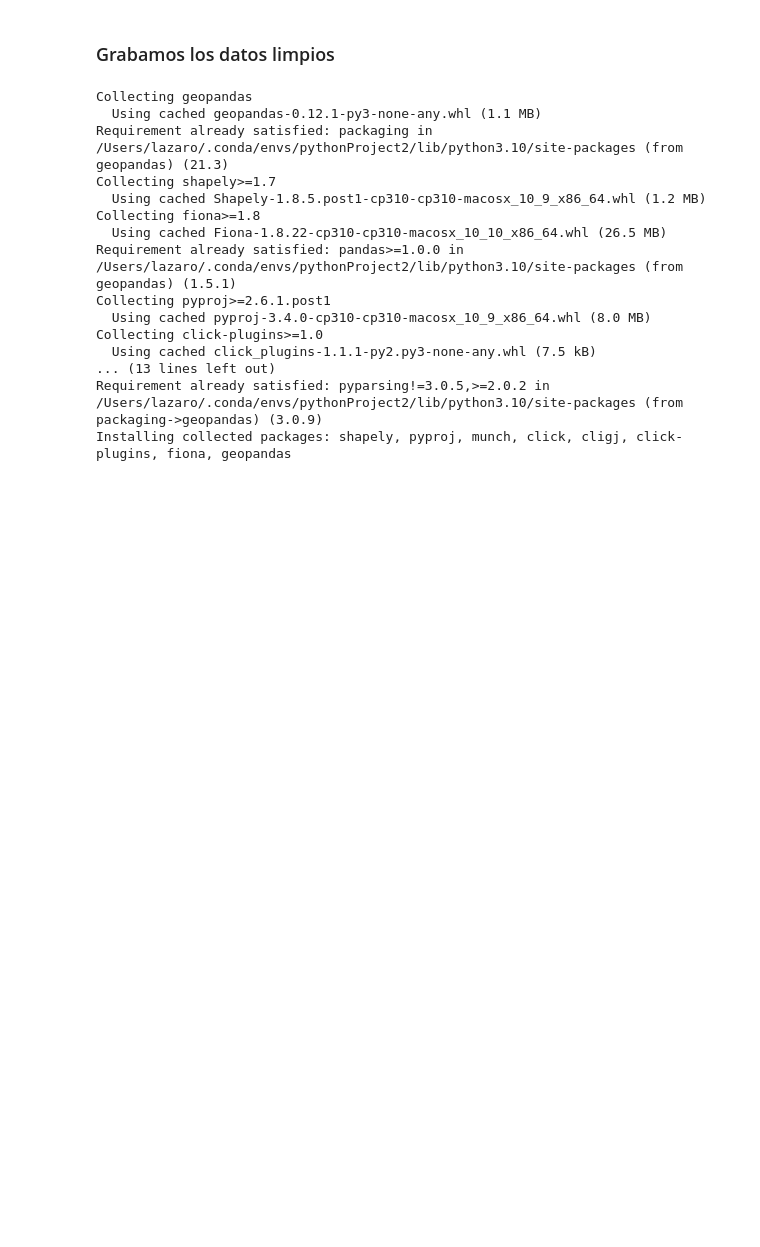
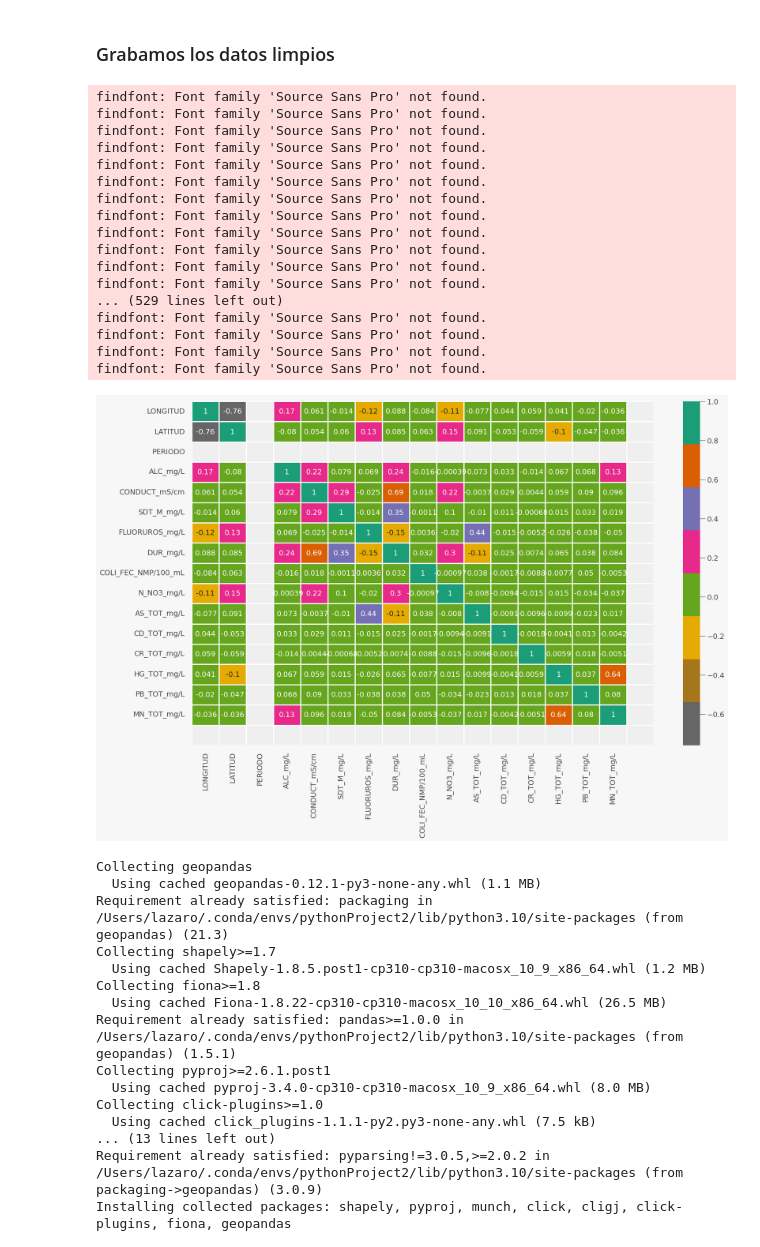
Before and after one commit to PosgradoMNA/actividades-del-projecto-96, a Jupyter notebook: Reto/reto_calidad_agua.ipynb, the cells around one changed output. Saved outputs shown, nothing was run; the diff lists cells and outputs as text; code cells hidden in the pictures; blank space fills up the shorter version.

```diff
--- a/Reto/reto_calidad_agua.ipynb
+++ b/Reto/reto_calidad_agua.ipynb
@@ -339,6 +339,29 @@ dtype: int64
 # %%
 outPath = '../Reto/datos/Escalas_subterranea_clean.csv'
 dfCalidadSubterranea.to_csv(outPath)
+# %%
+plt.figure(figsize=(20,12))
+sns.heatmap(dfCalidadSubterranea.corr(), annot=True, cmap='Dark2_r', linewidths = 2)
+plt.show()
+# %% [output]
+findfont: Font family 'Source Sans Pro' not found.
+findfont: Font family 'Source Sans Pro' not found.
+findfont: Font family 'Source Sans Pro' not found.
+findfont: Font family 'Source Sans Pro' not found.
+findfont: Font family 'Source Sans Pro' not found.
+findfont: Font family 'Source Sans Pro' not found.
+findfont: Font family 'Source Sans Pro' not found.
+findfont: Font family 'Source Sans Pro' not found.
+findfont: Font family 'Source Sans Pro' not found.
+findfont: Font family 'Source Sans Pro' not found.
+findfont: Font family 'Source Sans Pro' not found.
+findfont: Font family 'Source Sans Pro' not found.
+... (529 lines left out)
+findfont: Font family 'Source Sans Pro' not found.
+findfont: Font family 'Source Sans Pro' not found.
+findfont: Font family 'Source Sans Pro' not found.
+findfont: Font family 'Source Sans Pro' not found.
+[figure, added]
 # %%
 pip install geopandas
 # %% [output]
```
